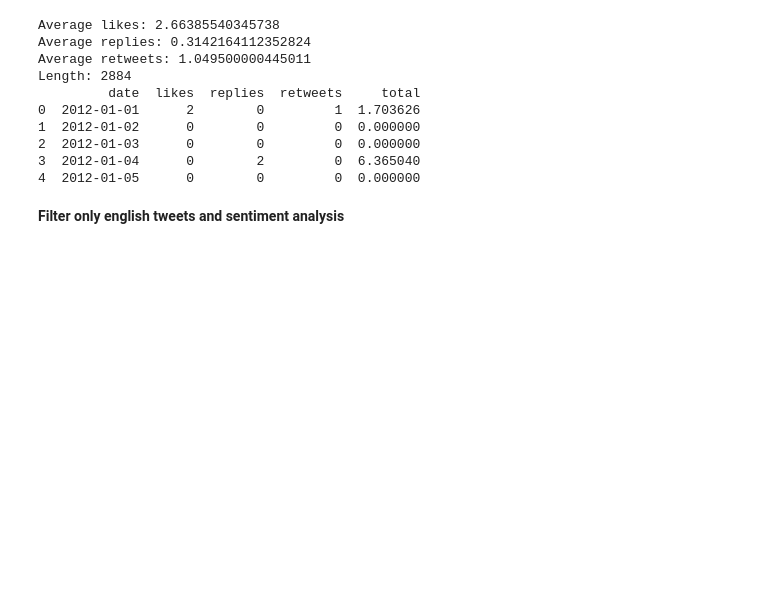
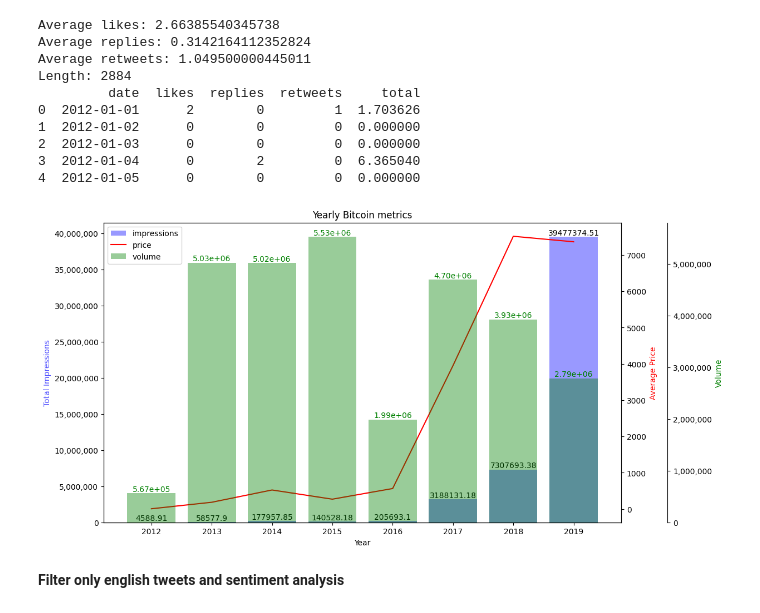
Before and after one commit to finn-prins/Scientific-Data-Analysis-Project, a Jupyter notebook: team_11.ipynb, the cells around one changed output. Saved outputs shown, nothing was run; the diff lists cells and outputs as text; code cells hidden in the pictures; blank space fills up the shorter version.

Commit message:
added a new visual commbining impressions, volume and price

```diff
--- a/team_11.ipynb
+++ b/team_11.ipynb
@@ -137,6 +137,59 @@ Length: 2884
 2  2012-01-03      0        0         0  0.000000
 3  2012-01-04      0        2         0  6.365040
 4  2012-01-05      0        0         0  0.000000
+# %%
+# date time conversion
+impressions['date'] = pd.to_datetime(impressions['date'])
+#only taking year for date
+impressions['year'] = impressions['date'].dt.year
+bitcoin['date'] = pd.to_datetime(bitcoin['date'])
+
+# calculations of yearly matrices
+year_impressions = impressions.groupby('year')['total'].sum().reset_index()
+year_volume = bitcoin.groupby(bitcoin['date'].dt.year)['volume'].sum().reset_index()
+year_price = bitcoin.groupby(bitcoin['date'].dt.year)['price'].mean().reset_index()
+
+# changing the name of date on year and price
+year_volume = year_volume.rename(columns={'date': 'year'})
+year_price = year_price.rename(columns={'date': 'year'})
+
+#plot
+fig, ax1 = plt.subplots(figsize=(12, 7))
+ax2 = ax1.twinx()
+ax3 = ax1.twinx()
+
+# prevent overlap on y axis
+ax3.spines['right'].set_position(('outward', 60))
+# impressions
+bars_impressions = ax1.bar(year_impressions['year'], year_impressions['total'],  alpha=0.4, color='blue', label='impressions')
+ax1.yaxis.set_major_formatter(plt.FuncFormatter(lambda x, p: format(int(x), ',')))
+#impression bar labels
+for i, v in enumerate(year_impressions['total']):
+    ax1.text(year_impressions['year'][i], v, round(v, 2), ha='center', va='bottom')
+
+# bitcoin price
+line = ax2.plot(year_price['year'], year_price['price'],color='red', label='price')
+
+# volume
+bars_volume = ax3.bar(year_volume['year'], year_volume['volume'], alpha=0.4, color='green', label='volume')
+ax3.yaxis.set_major_formatter(plt.FuncFormatter(lambda x, p: format(int(x), ',')))
+#volume bar labels (using scientific notation for visual interpretation)
+for i, v in enumerate(year_volume['volume']):
+    ax3.text(year_volume['year'][i], v, f'{v:.2e}', ha='center', va='bottom', color='green')
+
+ax1.set_xlabel('Year')
+ax1.set_ylabel('Total Impressions', color='blue', alpha=0.7)
+ax2.set_ylabel('Average Price', color='red')
+ax3.set_ylabel('Volume', color='green')
+plt.title('Yearly Bitcoin metrics')
+# legends
+lines1, labels1 = ax1.get_legend_handles_labels()
+lines2, labels2 = ax2.get_legend_handles_labels()
+lines3, labels3 = ax3.get_legend_handles_labels()
+ax1.legend(lines1 + lines2 + lines3, labels1 + labels2 + labels3, loc='upper left')
+plt.show()
+# %% [output]
+[figure, added]
 # %% [markdown]
 **Filter only english tweets and sentiment analysis**
 # %%
```
